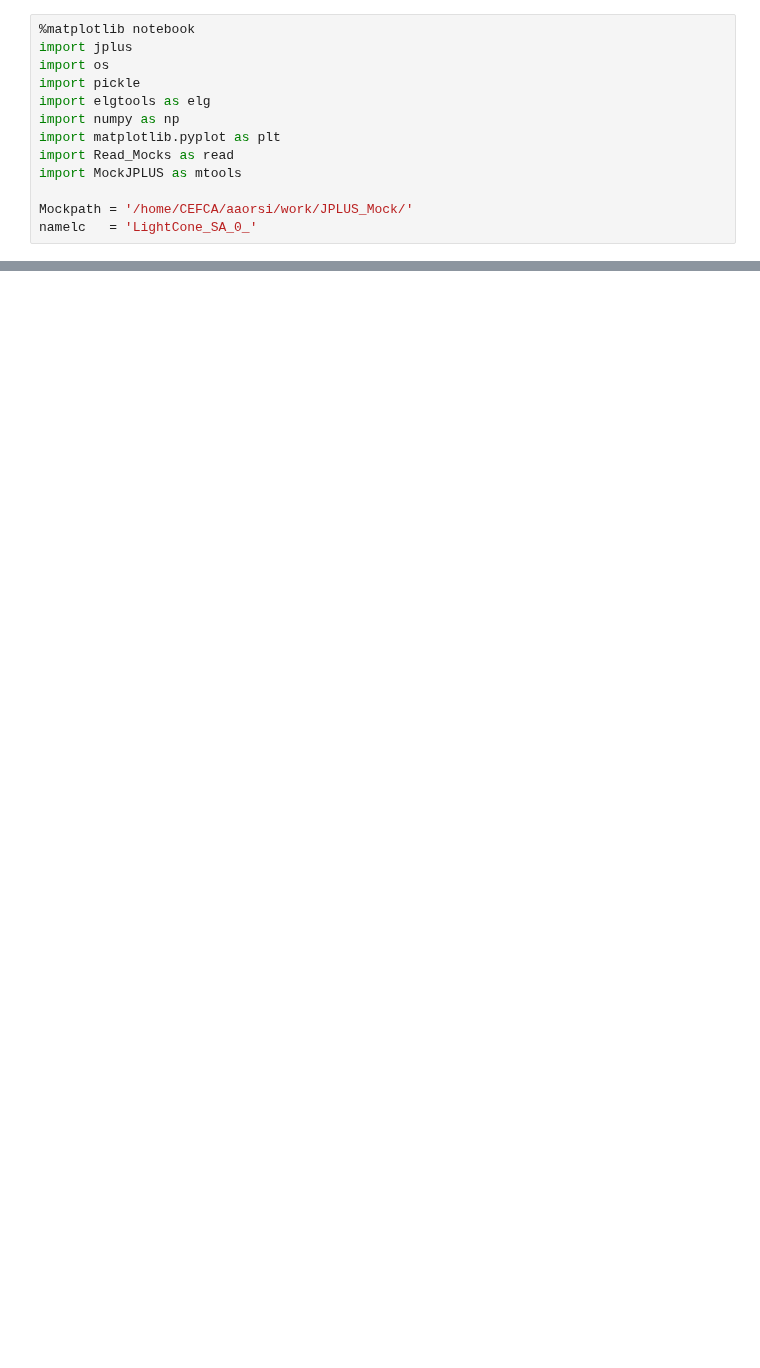
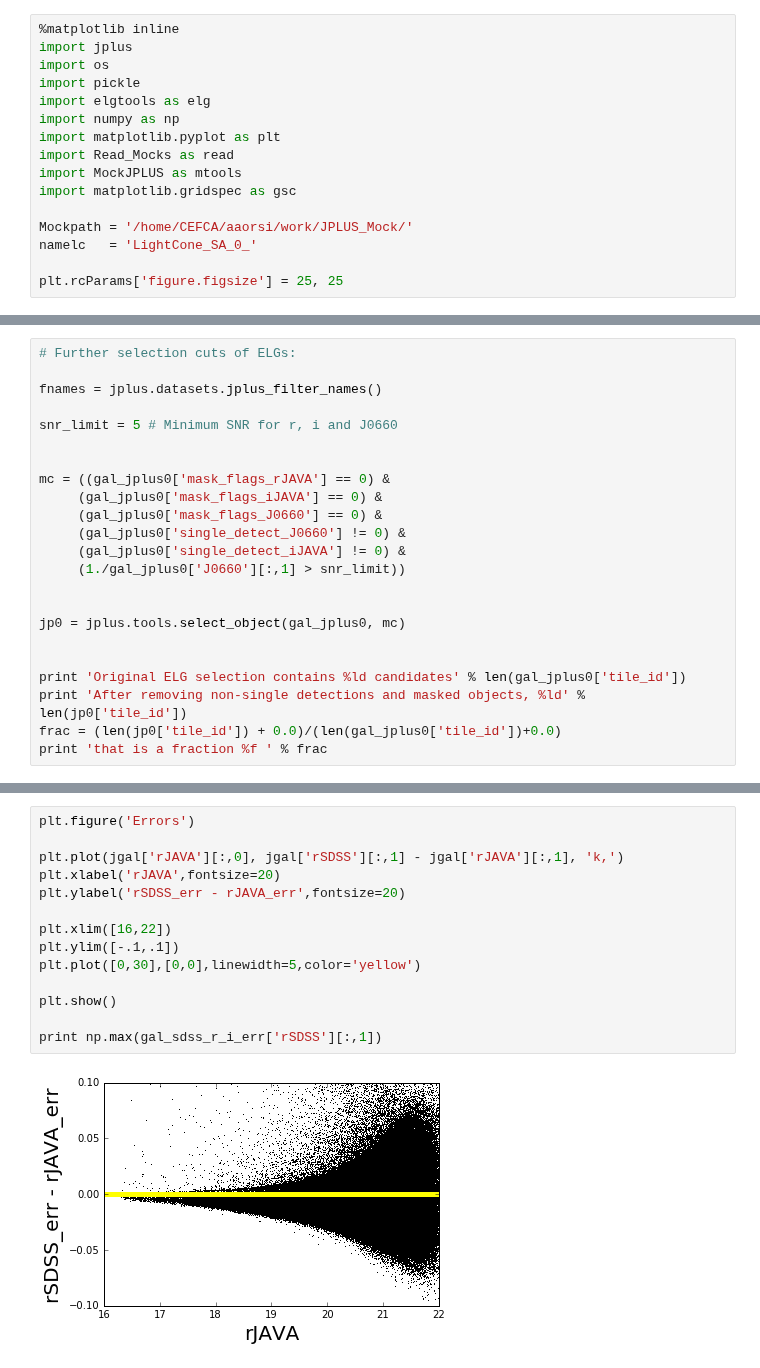
Before and after one commit to aaorsi/ELG_analysis, a Jupyter notebook: ELGs_from_mocks.ipynb, the cells around one changed output, grey strips where cells are left out. Saved outputs shown, nothing was run; the diff lists cells and outputs as text; blank space fills up the shorter version.

Commit message:
Update on several routines, particularly propagation of errors in 3FM

```diff
--- a/ELGs_from_mocks.ipynb
+++ b/ELGs_from_mocks.ipynb
@@ -1,5 +1,5 @@
 # %%
-%matplotlib notebook
+%matplotlib inline
 import jplus
 import os
 import pickle
@@ -8,6 +8,9 @@ import numpy as np
 import matplotlib.pyplot as plt
 import Read_Mocks as read
 import MockJPLUS as mtools
+import matplotlib.gridspec as gsc
 
 Mockpath = '/home/CEFCA/aaorsi/work/JPLUS_Mock/'
 namelc   = 'LightCone_SA_0_'
+
+plt.rcParams['figure.figsize'] = 25, 25
@@ -13,0 +107,23 @@ namelc   = 'LightCone_SA_0_'
+# %%
+# Further selection cuts of ELGs:
+
+fnames = jplus.datasets.jplus_filter_names()
+
+snr_limit = 5 # Minimum SNR for r, i and J0660
+
+
+mc = ((gal_jplus0['mask_flags_rJAVA'] == 0) &
+     (gal_jplus0['mask_flags_iJAVA'] == 0) &
+     (gal_jplus0['mask_flags_J0660'] == 0) &
+     (gal_jplus0['single_detect_J0660'] != 0) &
+     (gal_jplus0['single_detect_iJAVA'] != 0) &
+     (1./gal_jplus0['J0660'][:,1] > snr_limit))
+
+
+jp0 = jplus.tools.select_object(gal_jplus0, mc)
+
+
+print 'Original ELG selection contains %ld candidates' % len(gal_jplus0['tile_id'])
+print 'After removing non-single detections and masked objects, %ld' % len(jp0['tile_id'])
+frac = (len(jp0['tile_id']) + 0.0)/(len(gal_jplus0['tile_id'])+0.0)
+print 'that is a fraction %f ' % frac
@@ -13,0 +243,16 @@ namelc   = 'LightCone_SA_0_'
+# %%
+plt.figure('Errors')
+
+plt.plot(jgal['rJAVA'][:,0], jgal['rSDSS'][:,1] - jgal['rJAVA'][:,1], 'k,')
+plt.xlabel('rJAVA',fontsize=20)
+plt.ylabel('rSDSS_err - rJAVA_err',fontsize=20)
+
+plt.xlim([16,22])
+plt.ylim([-.1,.1])
+plt.plot([0,30],[0,0],linewidth=5,color='yellow')
+
+plt.show()
+
+print np.max(gal_sdss_r_i_err['rSDSS'][:,1])
+# %% [output]
+[figure, added]
```
Also changed, not shown: parts of 31 cells of this notebook, 8 other files.
